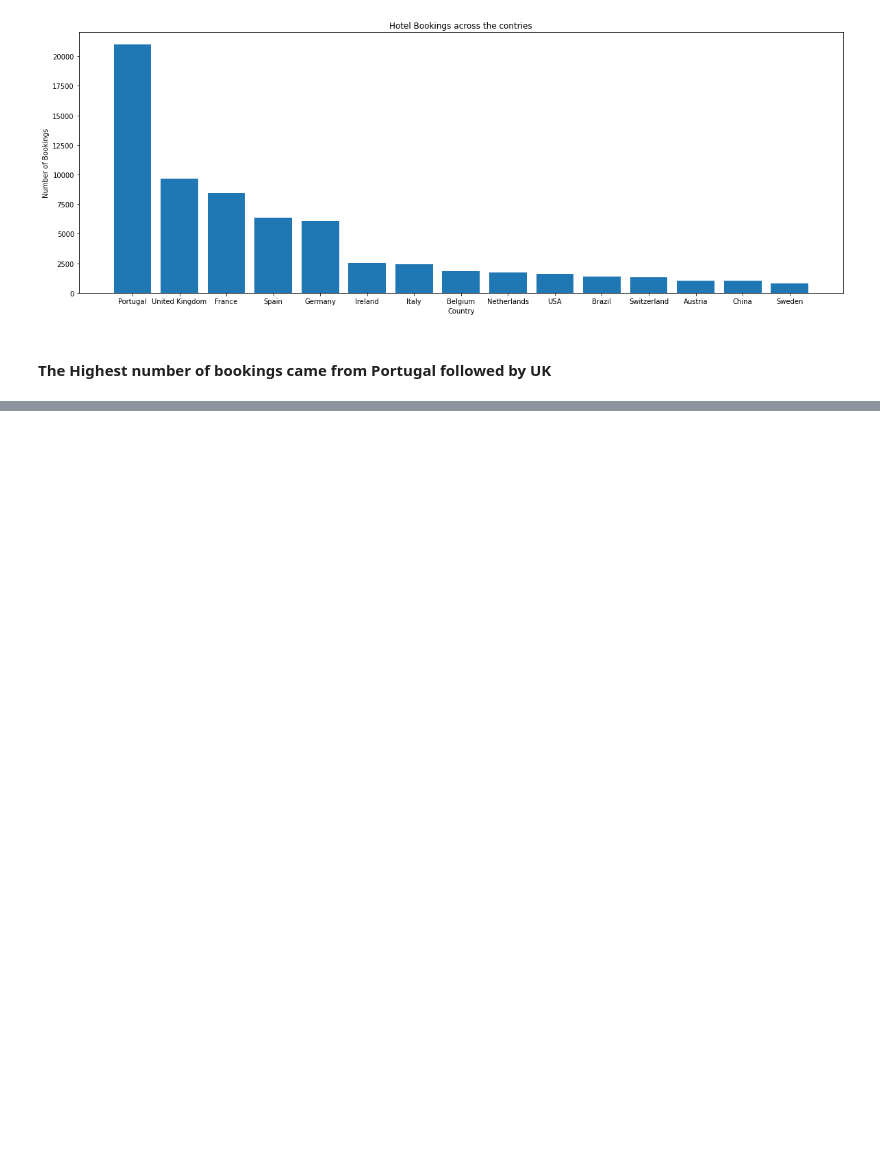
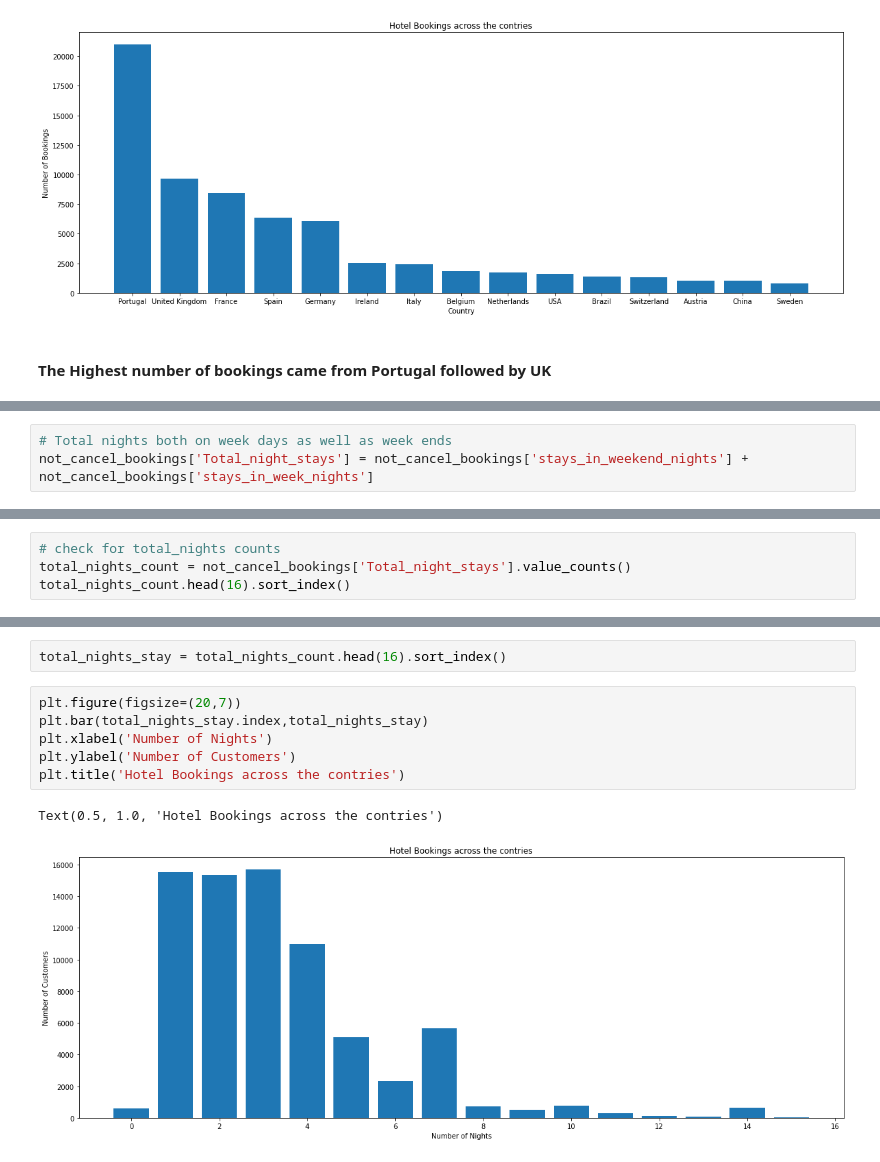
Before and after one commit to shinkarkunal/EDA_Hotel_booking, a Jupyter notebook: Hotel_Booking_Analysis_Capstone_Project_KUNAL_SHINKAR_ipynb.ipynb, the cells around one changed output, grey strips where cells are left out. Cells and saved outputs as stored; diff of their text form; blank space fills up the shorter version.

```diff
--- a/Hotel_Booking_Analysis_Capstone_Project_KUNAL_SHINKAR_ipynb.ipynb
+++ b/Hotel_Booking_Analysis_Capstone_Project_KUNAL_SHINKAR_ipynb.ipynb
@@ -728,0 +731,3 @@ Text(0.5, 1.0, 'Hotel Bookings across the contries')
+# %%
+# Total nights both on week days as well as week ends
+not_cancel_bookings['Total_night_stays'] = not_cancel_bookings['stays_in_weekend_nights'] + not_cancel_bookings['stays_in_week_nights']
@@ -728,0 +739,4 @@ Text(0.5, 1.0, 'Hotel Bookings across the contries')
+# %%
+# check for total_nights counts
+total_nights_count = not_cancel_bookings['Total_night_stays'].value_counts()
+total_nights_count.head(16).sort_index()
@@ -728,0 +761,11 @@ Text(0.5, 1.0, 'Hotel Bookings across the contries')
+# %%
+total_nights_stay = total_nights_count.head(16).sort_index()
+# %%
+plt.figure(figsize=(20,7))
+plt.bar(total_nights_stay.index,total_nights_stay)
+plt.xlabel('Number of Nights')
+plt.ylabel('Number of Customers')
+plt.title('Hotel Bookings across the contries')
+# %% [output]
+Text(0.5, 1.0, 'Hotel Bookings across the contries')
+[figure, added]
```
Also changed, not shown: parts of 7 cells of this notebook.
